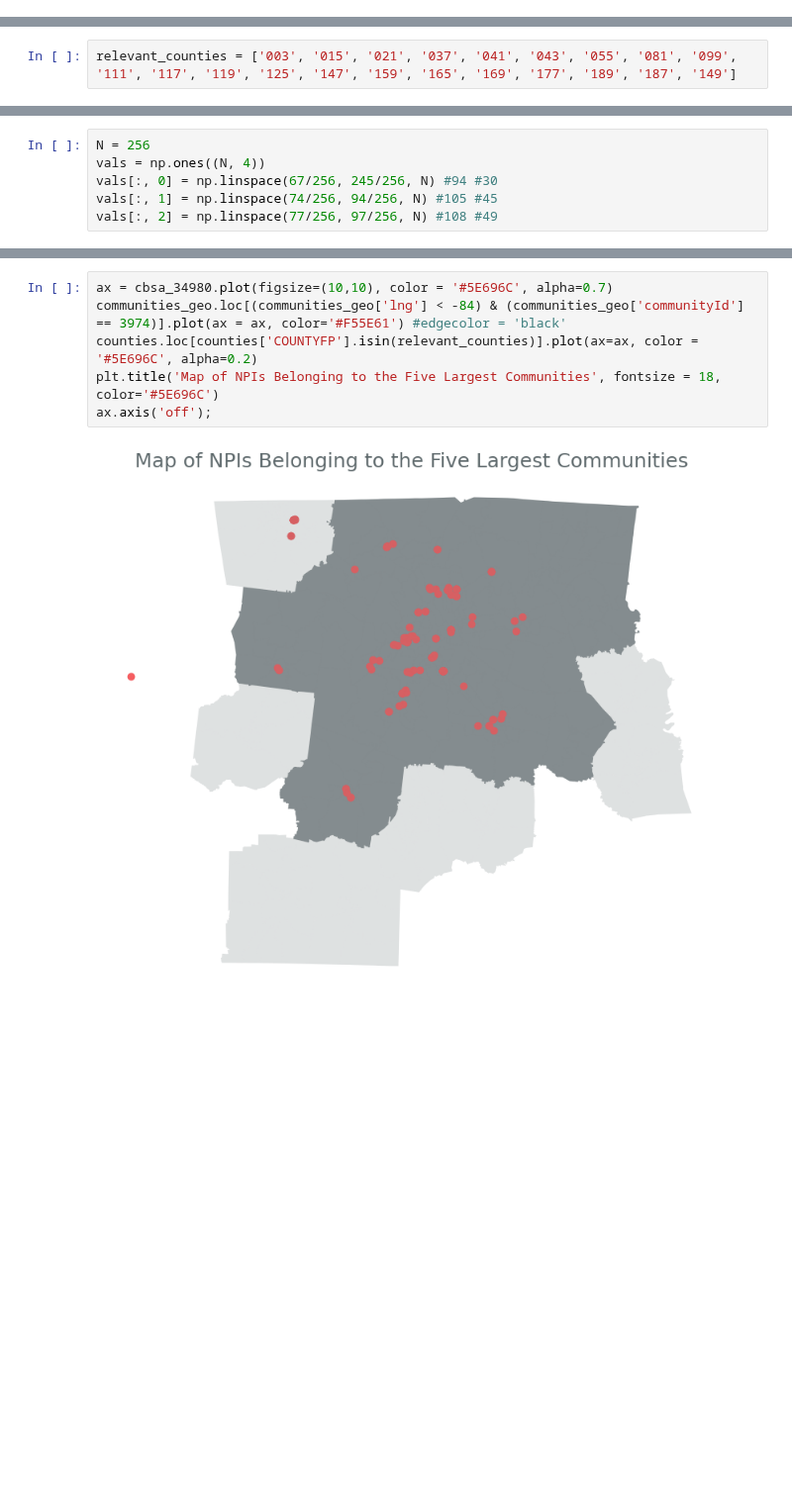
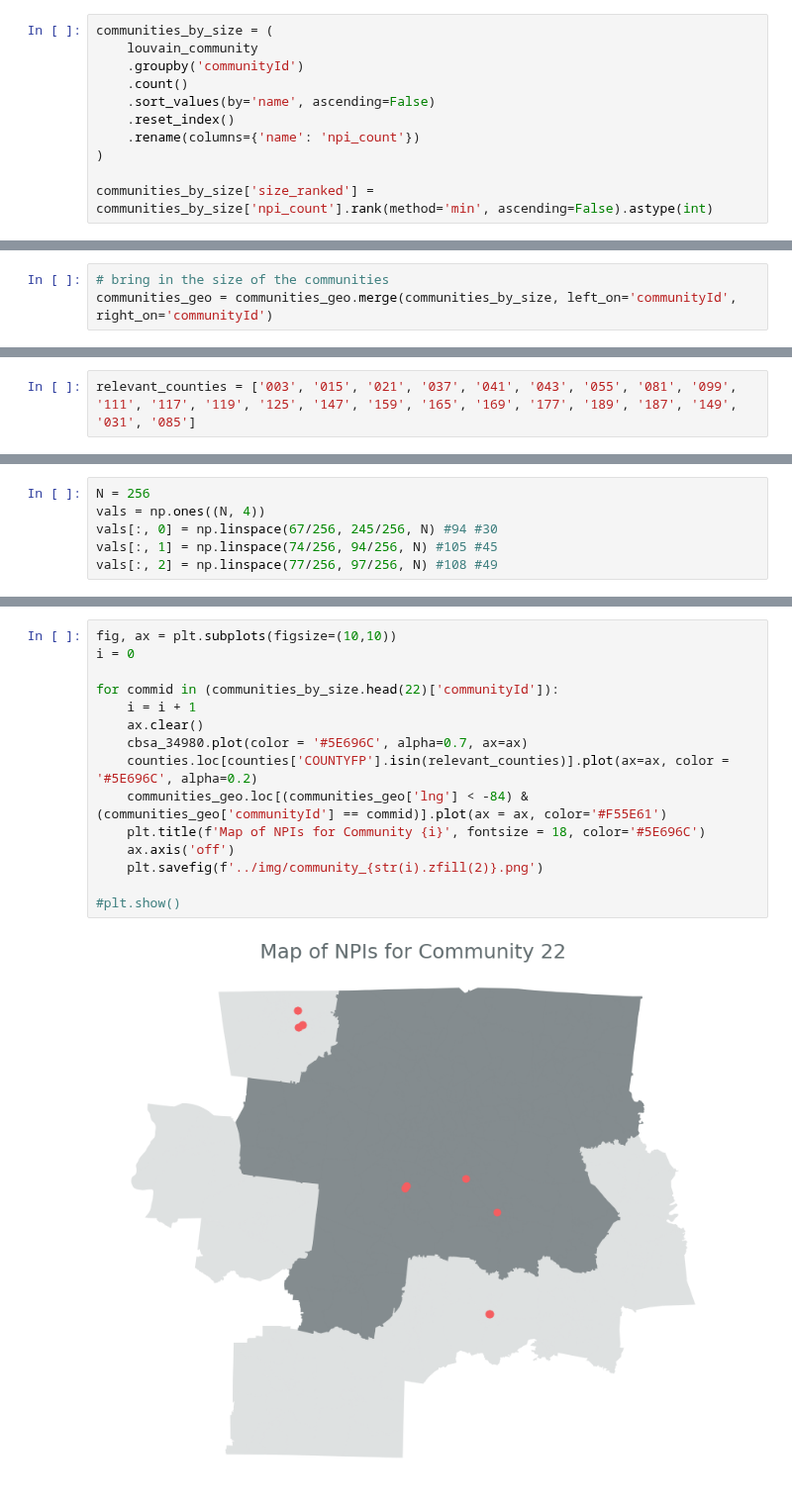
Before and after one commit to tomoumer/hop_team-the-hindenburgs, a Jupyter notebook: notebooks/mapping_communities.ipynb, the cells around one changed output, grey strips where cells are left out. Shown at 99% size. Drawn from its saved outputs; the diff is of its cells as text; blank space fills up the shorter version.

```diff
--- a/notebooks/mapping_communities.ipynb
+++ b/notebooks/mapping_communities.ipynb
@@ -280,0 +185,11 @@ County codes:
+# %%
+communities_by_size = (
+    louvain_community
+    .groupby('communityId')
+    .count()
+    .sort_values(by='name', ascending=False)
+    .reset_index()
+    .rename(columns={'name': 'npi_count'})
+)
+
+communities_by_size['size_ranked'] = communities_by_size['npi_count'].rank(method='min', ascending=False).astype(int)
@@ -280,0 +215,3 @@ County codes:
+# %%
+# bring in the size of the communities
+communities_geo = communities_geo.merge(communities_by_size, left_on='communityId', right_on='communityId')
@@ -281,4 +241,4 @@ County codes:
 # %%
-relevant_counties = ['003', '015', '021', '037', '041', '043', '055', '081', '099', '111', '117', '119', '125', '147', '159', '165', '169', '177', '189', '187', '149']
+relevant_counties = ['003', '015', '021', '037', '041', '043', '055', '081', '099', '111', '117', '119', '125', '147', '159', '165', '169', '177', '189', '187', '149', '031', '085']
 # %%
 ax = cbsa_34980.plot(figsize=(10,10), color = '#5E696C', alpha=0.7)
@@ -343,8 +304,17 @@ Testing some single communities below:
 # %%
-ax = cbsa_34980.plot(figsize=(10,10), color = '#5E696C', alpha=0.7)
-communities_geo.loc[(communities_geo['lng'] < -84) & (communities_geo['communityId'] == 3974)].plot(ax = ax, color='#F55E61') #edgecolor = 'black'
-counties.loc[counties['COUNTYFP'].isin(relevant_counties)].plot(ax=ax, color = '#5E696C', alpha=0.2)
-plt.title('Map of NPIs Belonging to the Five Largest Communities', fontsize = 18, color='#5E696C')
-ax.axis('off');
+fig, ax = plt.subplots(figsize=(10,10))
+i = 0
+
+for commid in (communities_by_size.head(22)['communityId']):
+    i = i + 1
+    ax.clear()
+    cbsa_34980.plot(color = '#5E696C', alpha=0.7, ax=ax)
+    counties.loc[counties['COUNTYFP'].isin(relevant_counties)].plot(ax=ax, color = '#5E696C', alpha=0.2)
+    communities_geo.loc[(communities_geo['lng'] < -84) & (communities_geo['communityId'] == commid)].plot(ax = ax, color='#F55E61')
+    plt.title(f'Map of NPIs for Community {i}', fontsize = 18, color='#5E696C')
+    ax.axis('off')
+    plt.savefig(f'../img/community_{str(i).zfill(2)}.png')
+
+#plt.show()
 # %% [output]
-[figure, old version]
+[figure, new version]
```
Also changed, not shown: parts of 49 cells of this notebook, 1 other file.
